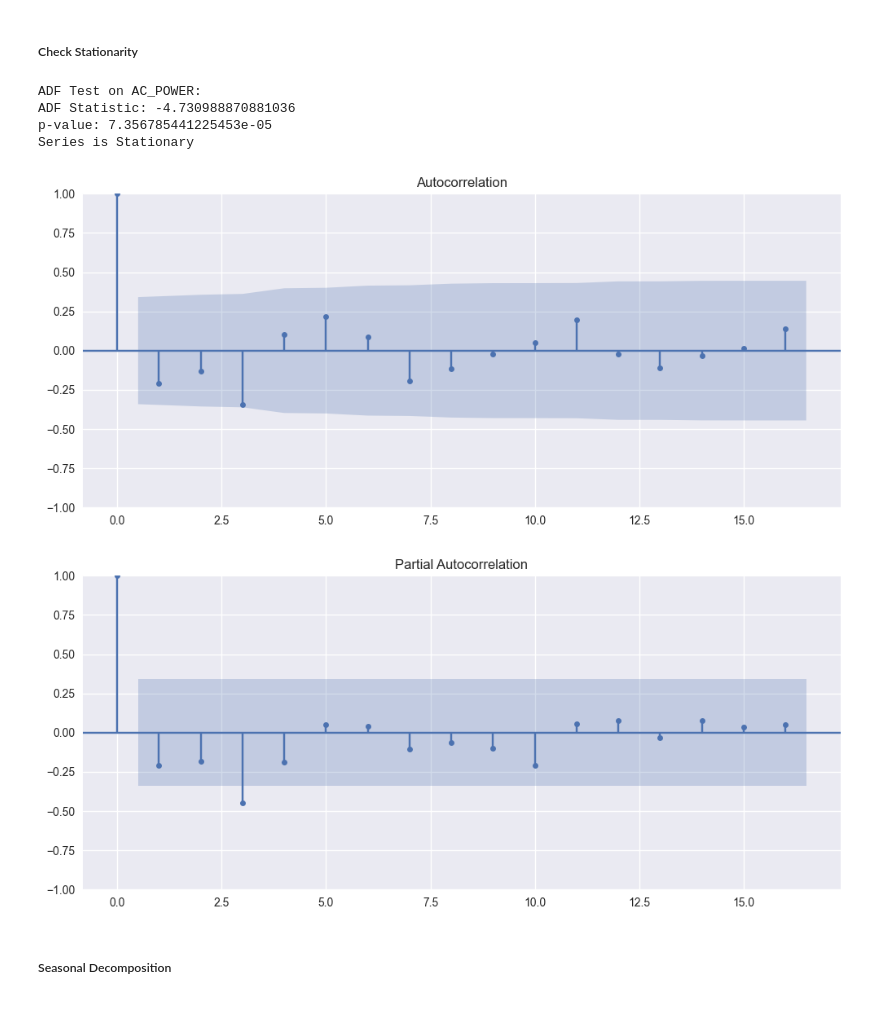
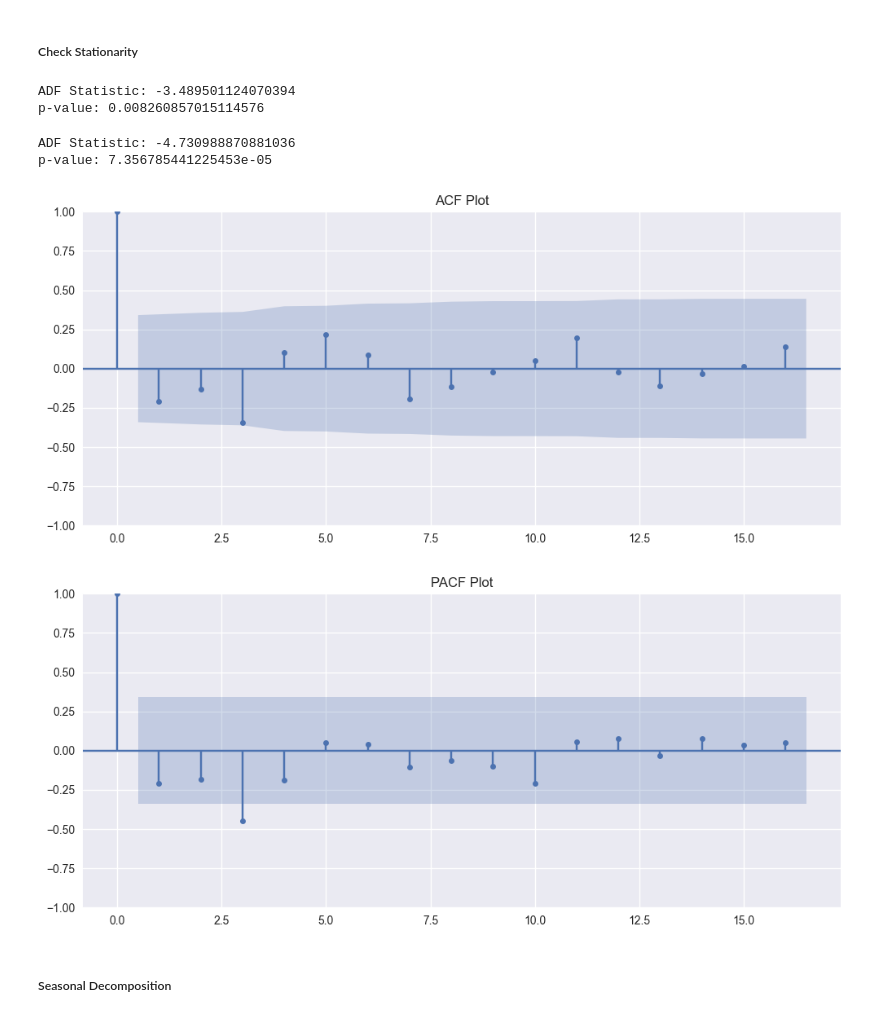
Before and after one commit to sanodyaJinadasa/Solar-Power-Generation-Forecasting, a Jupyter notebook: analysis.ipynb, the cells around one changed output. Drawn from its saved outputs; the diff is of its cells as text; code cells hidden in the pictures.

```diff
--- a/analysis.ipynb
+++ b/analysis.ipynb
@@ -124,28 +124,29 @@ def adf_test(series):
     result = adfuller(series)
     print("ADF Statistic:", result[0])
     print("p-value:", result[1])
-    if result[1] < 0.05:
-        print("Series is Stationary")
-    else:
-        print("Series is NOT Stationary")
 
-print("\nADF Test on AC_POWER:")
-# adf_test(daily_data['AC_POWER'])
-
-daily_data['AC_POWER_diff'] = daily_data['AC_POWER'].diff()
-adf_test(daily_data['AC_POWER_diff'].dropna())
+adf_test(daily_data['AC_POWER'])
 # %% [output]
-ADF Test on AC_POWER:
-ADF Statistic: -4.730988870881036
-p-value: 7.356785441225453e-05
-Series is Stationary
+ADF Statistic: -3.489501124070394
+p-value: 0.008260857015114576
-# %%
-plot_acf(daily_data['AC_POWER_diff'].dropna())
-plot_pacf(daily_data['AC_POWER_diff'].dropna())
-plt.show()
-# %% [output]
-[figure, removed]
-[figure, removed]
+# %%
+daily_data['AC_POWER_diff'] = daily_data['AC_POWER'].diff()
+
+adf_test(daily_data['AC_POWER_diff'].dropna())
+# %% [output]
+ADF Statistic: -4.730988870881036
+p-value: 7.356785441225453e-05
+# %%
+plot_acf(daily_data['AC_POWER_diff'].dropna())
+plt.title("ACF Plot")
+plt.show()
+
+plot_pacf(daily_data['AC_POWER_diff'].dropna())
+plt.title("PACF Plot")
+plt.show()
+# %% [output]
+[figure, added]
+[figure, added]
 # %% [markdown]
 ##### Seasonal Decomposition
 # %%
```
Also changed, not shown: parts of 5 cells of this notebook.
